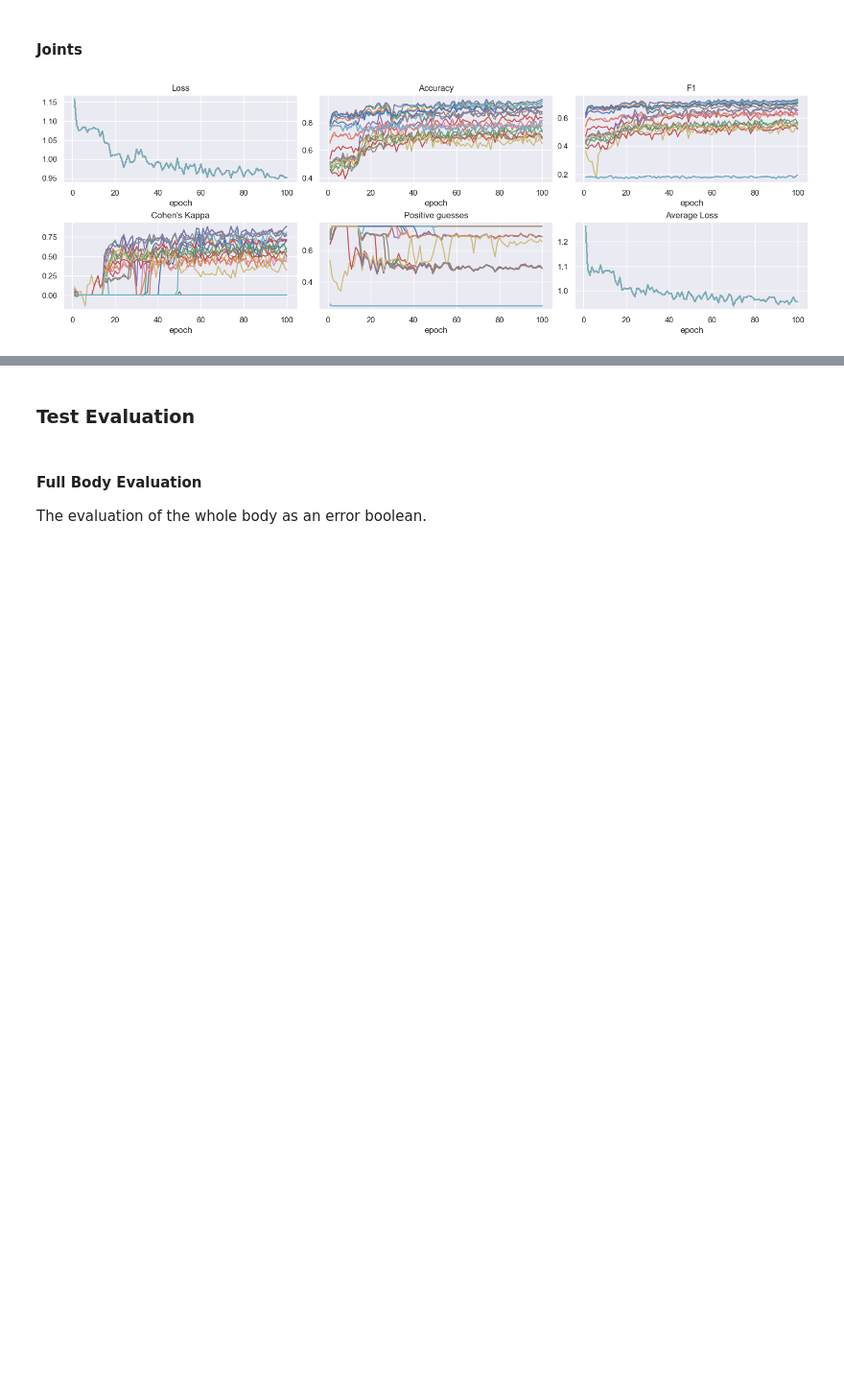
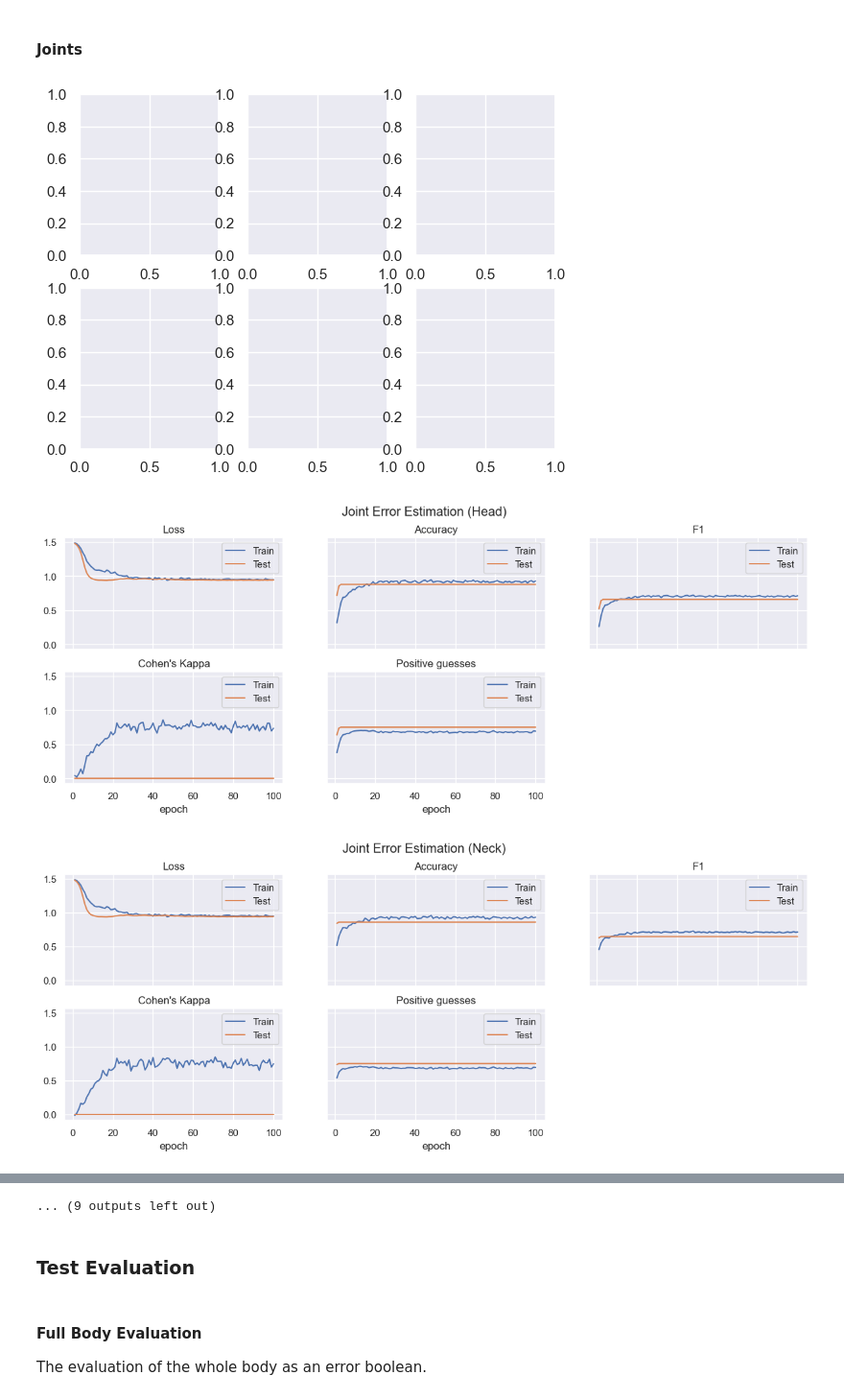
Before and after one commit to LeonardoPohl/FESD, a Jupyter notebook: FESDModel/ModelEvaluation.ipynb, the cells around one changed output, grey strips where cells are left out. Shown at 96% size. Saved outputs shown, nothing was run; the diff lists cells and outputs as text; code cells hidden in the pictures; blank space fills up the shorter version.

```diff
--- a/FESDModel/ModelEvaluation.ipynb
+++ b/FESDModel/ModelEvaluation.ipynb
@@ -93,8 +93,8 @@ Here we create all graphs and analysis for the training
 # %%
 # Load the results of training and testing
 
-df_model = pd.read_parquet('ModelAnalysis.parquet.gzip')
+df_model = pd.read_parquet('ModelAnalysis.parquet_lr_0.00005.gzip')
 df_model["difficulty"] = df_model.apply(lambda x: int(x["exercise"][2]), axis=1)
 df_model["mode"] = df_model["mode"].apply(lambda x: Mode.from_str(mode_str=x))
-print(df_model.columns)
+df_model.head()
 # %% [output]
@@ -113,7 +115,7 @@ coi_tf_pn = ["tp", "tn", "fp", "fn", "p", "n"]
 # %% [markdown]
 ### Training Evaluation
 # %%
-df_model_train = df_model[df_model["train_test"] == "train"]
+df_model_train = df_model#[df_model["train_test"] == "train"]
 # %% [markdown]
 #### Full Body Model
 # %%
@@ -207,23 +265,32 @@ df_model_train_jt["joint"] = df_model_train_jt["joint_id"].apply(lambda x: joint
 # %%
 fig, axs = plt.subplots(nrows=2, ncols=3)
 
 def plot(df, axs):
   df = df[["epoch", "loss", "accuracy", "f1", "cohens_kappa", "p/(p+n)", "Avg loss"]].groupby(["epoch"]).mean()
 
   df.plot(y="loss", figsize=(15, 5), title="Loss", ax=axs[0][0], legend=False)
   df.plot(y="accuracy" , figsize=(15, 5), title="Accuracy", ax=axs[0][1], legend=False)
   df.plot(y="f1" , figsize=(15, 5), title="F1", ax=axs[0][2], legend=False)
   df.plot(y="cohens_kappa" , figsize=(15, 5), title="Cohen's Kappa", ax=axs[1][0], legend=False)
   df.plot(y="p/(p+n)" , figsize=(15, 5), title="Positive guesses", ax=axs[1][1], legend=False)
-  df.plot(y="Avg loss" , figsize=(15, 5), title="Average Loss", ax=axs[1][2], legend=False)
 
 
 for joint in joint_names:
-  df = df_model_train_jt[df_model_train_jt["joint"] == joint]
-  plot(df, axs)
+  fig, axs = plt.subplots(nrows=2, ncols=3, sharex=True, sharey=True, figsize=(20, 10))
 
-# axs[0][0].legend(joint_names)
-fig.tight_layout(pad=.5)
+  df_train = df_model_train_jt[df_model_train_jt["joint"] == joint][df_model_train_jt["train_test"] == "train"]
+  df_test = df_model_train_jt[df_model_train_jt["joint"] == joint][df_model_train_jt["train_test"] == "test"]
+  plot(df_train, axs)
+  plot(df_test, axs)
+  fig.delaxes(axs[1][2])
+  for ax in axs.flatten():
+    ax.legend(["Train", "Test"])
+
+  fig.suptitle(f"Joint Error Estimation ({joint})")
+  plt.savefig(f"figures/results/jt/JointErrorEstimation_{joint}.png", dpi=300)
+
 plt.show()
 # %% [output]
-[figure, old version]
+[figure, new version]
+[figure, added]
+[figure, added]
@@ -230,3 +306,4 @@ plt.show()
+... (9 outputs left out)
 # %% [markdown]
 ### Test Evaluation
 # %% [markdown]
```
Also changed, not shown: parts of 31 cells of this notebook, 3 other files.
